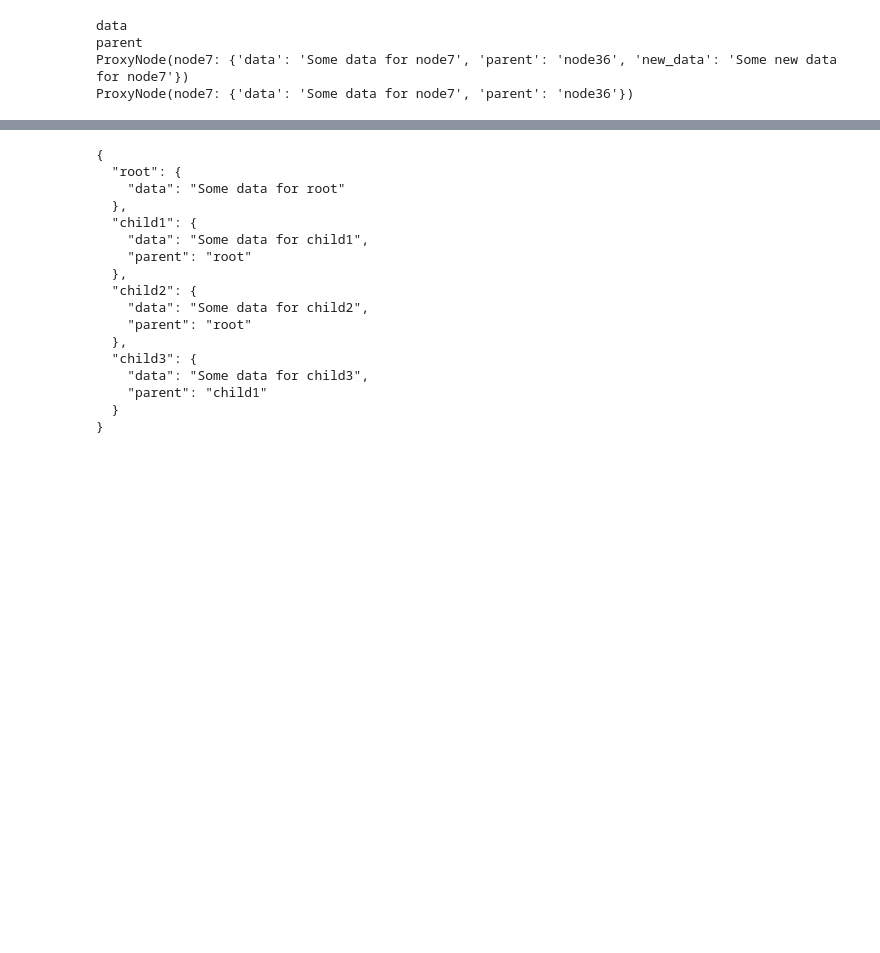
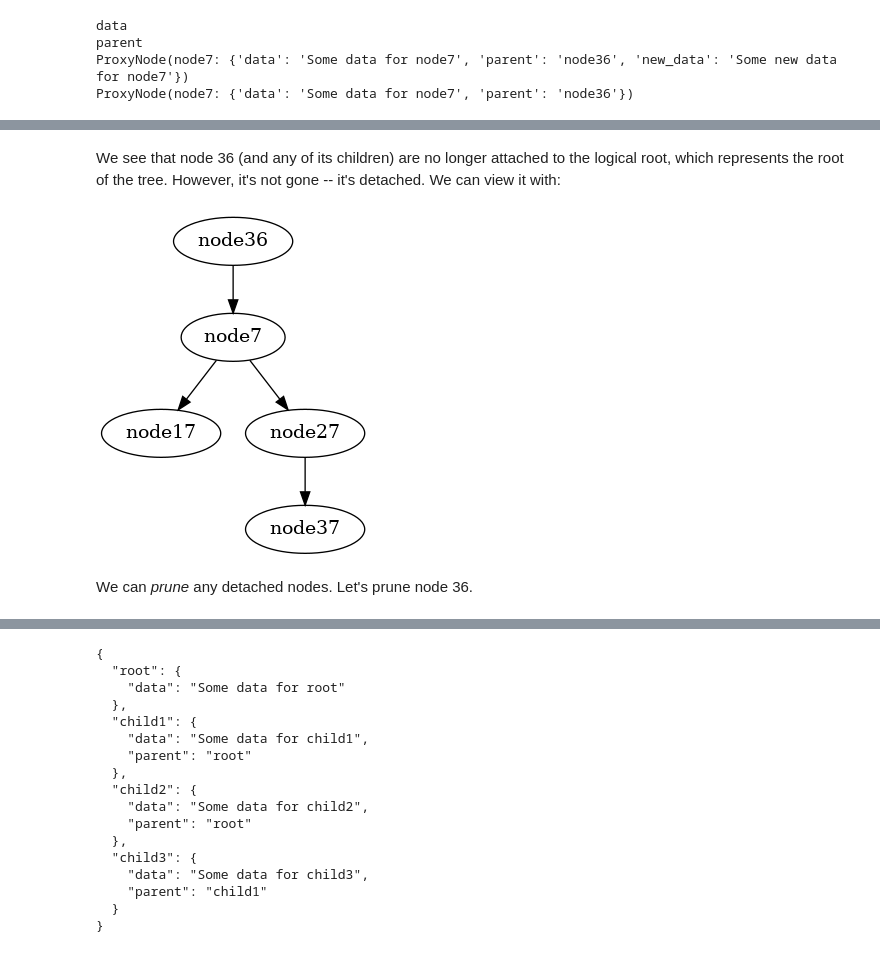
Before and after one commit to queelius/AlgoTree, a Jupyter notebook: dev/test.ipynb, the cells around one changed output, grey strips where cells are left out. Saved outputs shown, nothing was run; the diff lists cells and outputs as text; code cells hidden in the pictures; blank space fills up the shorter version.

```diff
--- a/dev/test.ipynb
+++ b/dev/test.ipynb
@@ -400,0 +494,11 @@ ProxyNode(node7: {'data': 'Some data for node7', 'parent': 'node36', 'other_new_
+# %% [markdown]
+We see that node 36 (and any of its children) are no longer attached to the logical root, which represents the root of the tree.
+However, it's not gone -- it's detached. We can view it with:
+# %%
+node36 = tree.get_node("node36")
+TreeViz.image(node36, "node-36-pre-prune.png")
+Image("node-36-pre-prune.png")
+# %% [output]
+[figure, added]
+# %% [markdown]
+We can *prune* any detached nodes. Let's prune node 36.
```
Also changed, not shown: parts of 72 cells of this notebook, 3 other files.
